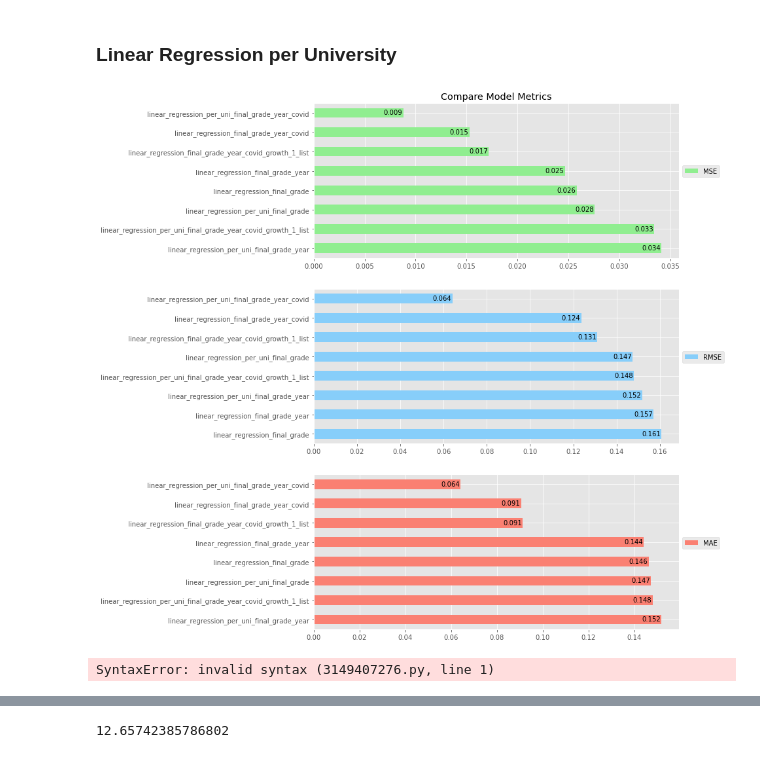
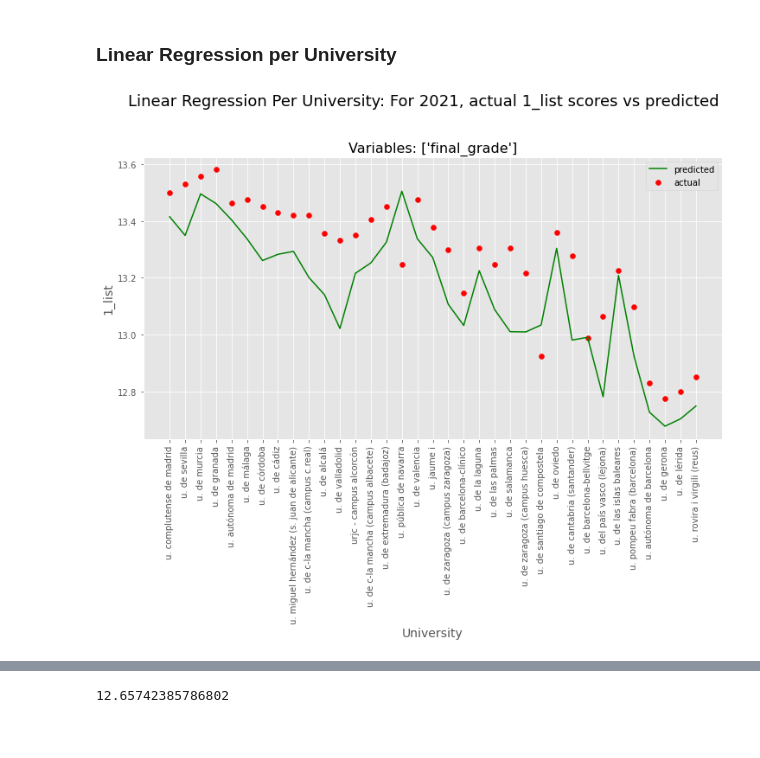
Before and after one commit to MiguelMonederoRubio/MasterDataScience_FinalProject_TFM, a Jupyter notebook: Prediction_Medicine_Selectivity_Scores.ipynb, the cells around one changed output, grey strips where cells are left out. Cells and saved outputs as stored; diff of their text form; code cells hidden in the pictures.

```diff
--- a/Prediction_Medicine_Selectivity_Scores.ipynb
+++ b/Prediction_Medicine_Selectivity_Scores.ipynb
@@ -891,7 +833,7 @@ plot_metrics()
 ### Linear Regression per University
 # %%
 # evaluate models per university
-results_models_per_uni = pd.DataFrame(columns=['university','MSE', 'RMSE', 'MAE'])
+results_models_per_uni = pd.DataFrame(columns=['university','MSE', 'RMSE', 'MAE', 'y_predict', 'y_test'])
 results_models_per_uni['university'] = list_of_uni_names_2021
 # %%
 def linear_regression_per_uni(X_var, model_name_variables):
@@ -923,30 +865,22 @@ def linear_regression_per_uni(X_var, model_name_variables):
     results_models_per_uni['MSE'] = np.where(results_models_per_uni['university'] == uni, mse, results_models_per_uni['MSE'])
     results_models_per_uni['RMSE'] = np.where(results_models_per_uni['university'] == uni, rmse, results_models_per_uni['RMSE'])
     results_models_per_uni['MAE'] = np.where(results_models_per_uni['university'] == uni, mae, results_models_per_uni['MAE'])
+    results_models_per_uni['y_predict'] = np.where(results_models_per_uni['university'] == uni, y_predict, results_models_per_uni['y_predict'])
+    results_models_per_uni['y_test'] = np.where(results_models_per_uni['university'] == uni, y_test, results_models_per_uni['y_test'])
 
     # we do the average out of all of the universities, to compare against the other models
     results_models.loc[model_name_variables] = [model_name_variables, results_models_per_uni['MSE'].mean(), results_models_per_uni['RMSE'].mean(), results_models_per_uni['MAE'].mean()]
-# %%
-# using only "final_grade" variable
-for uni in list_of_uni_names_2021:
-    linear_regression_per_uni(['final_grade'], 'linear_regression_per_uni_final_grade')
-
-# using "final_grade" and "year" variables
-for uni in list_of_uni_names_2021:
-    linear_regression_per_uni(['final_grade', 'year'], 'linear_regression_per_uni_final_grade_year')
-
-# using "final_grade", "year" and "covid_format_change" variables
-for uni in list_of_uni_names_2021:
-    linear_regression_per_uni(['final_grade', 'year', 'covid_format_change'], 'linear_regression_per_uni_final_grade_year_covid')
-
-# using "final_grade", "year", "covid_format_change" and "growth_1_list"  variables
-for uni in list_of_uni_names_2021:
-    linear_regression_per_uni(['final_grade', 'year', 'covid_format_change', 'growth_1_list'], 'linear_regression_per_uni_final_grade_year_covid_growth_1_list')
-
-plot_metrics()
-# %% [output]
-[figure, removed]
-# %%
-hacer arima
-# %% [output]
-SyntaxError: invalid syntax (3149407276.py, line 1)
+# %%
+# using only "final_grade" variable
+
+X_var = ['final_grade']
+
+for uni in list_of_uni_names_2021:
+    linear_regression_per_uni(X_var, 'linear_regression_per_uni_final_grade')
+
+y_test = results_models_per_uni['y_test']
+y_predict = results_models_per_uni['y_predict']
+
+plot_actual_vs_predicted('Linear Regression Per University: For 2021, actual 1_list scores vs predicted', f'Variables: {X_var}', y_test, y_predict)
+# %% [output]
+[figure, added]
```
Also changed, not shown: parts of 92 cells of this notebook, 10 other files.
